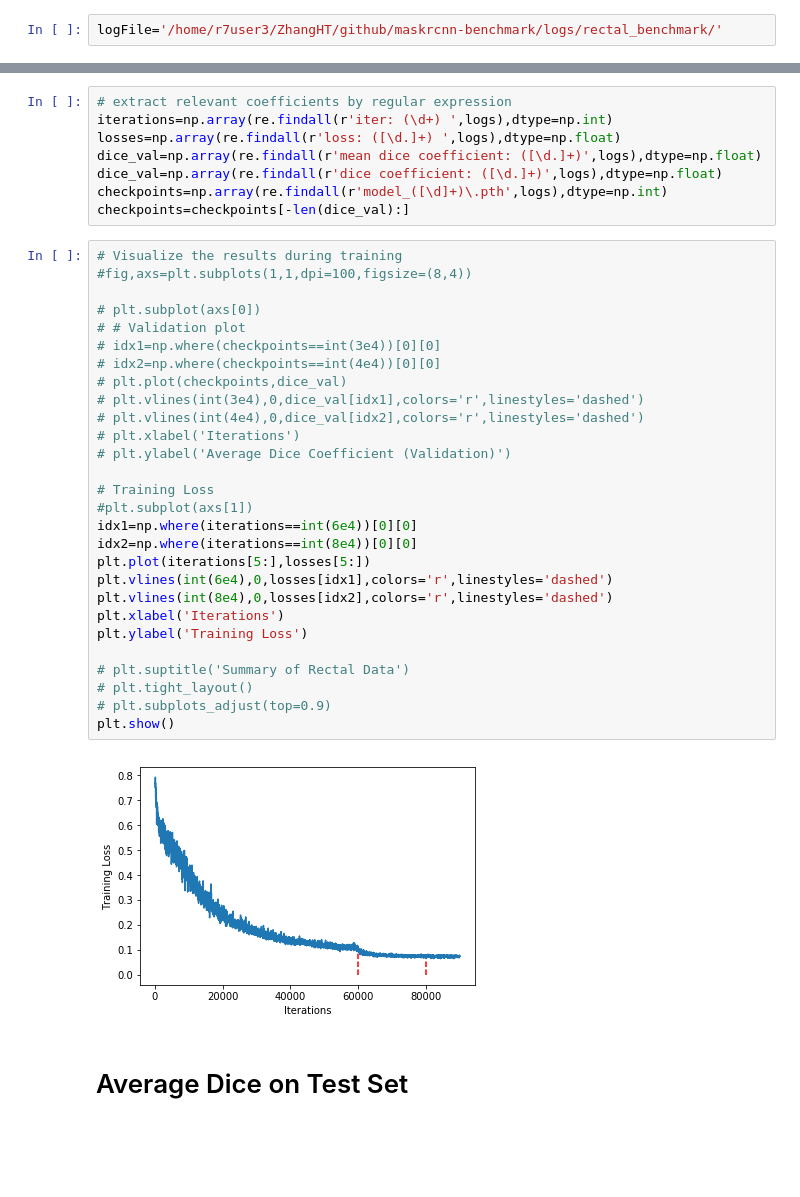
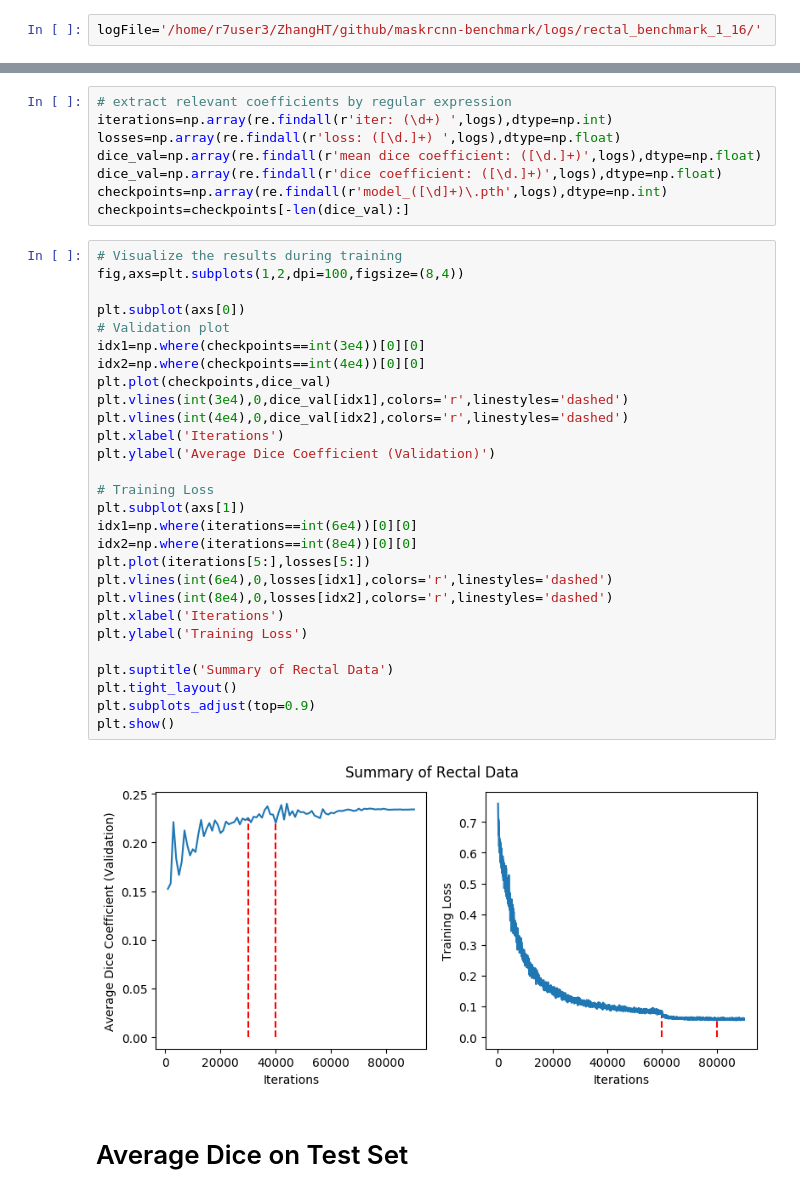
Before and after one commit to BobZhangHT/maskrcnn-benchmark, a Jupyter notebook: datasets/rectal/results_analysis_1_16.ipynb, the cells around one changed output, grey strips where cells are left out. Cells and saved outputs as stored; diff of their text form; blank space fills up the shorter version.

```diff
--- a/datasets/rectal/results_analysis_1_16.ipynb
+++ b/datasets/rectal/results_analysis_1_16.ipynb
@@ -7,6 +8,6 @@ import matplotlib.pyplot as plt
 %matplotlib inline
 # %%
-logFile='/home/r7user3/ZhangHT/github/maskrcnn-benchmark/logs/rectal_benchmark/'
+logFile='/home/r7user3/ZhangHT/github/maskrcnn-benchmark/logs/rectal_benchmark_1_16/'
 # %%
 # load all the logs and convert into long string
 logs=[]
@@ -23,34 +24,34 @@ checkpoints=np.array(re.findall(r'model_([\d]+)\.pth',logs),dtype=np.int)
 checkpoints=checkpoints[-len(dice_val):]
 # %%
 # Visualize the results during training
-#fig,axs=plt.subplots(1,1,dpi=100,figsize=(8,4))
+fig,axs=plt.subplots(1,2,dpi=100,figsize=(8,4))
 
-# plt.subplot(axs[0])
-# # Validation plot
-# idx1=np.where(checkpoints==int(3e4))[0][0]
-# idx2=np.where(checkpoints==int(4e4))[0][0]
-# plt.plot(checkpoints,dice_val)
-# plt.vlines(int(3e4),0,dice_val[idx1],colors='r',linestyles='dashed')
-# plt.vlines(int(4e4),0,dice_val[idx2],colors='r',linestyles='dashed')
-# plt.xlabel('Iterations')
-# plt.ylabel('Average Dice Coefficient (Validation)')
+plt.subplot(axs[0])
+# Validation plot
+idx1=np.where(checkpoints==int(3e4))[0][0]
+idx2=np.where(checkpoints==int(4e4))[0][0]
+plt.plot(checkpoints,dice_val)
+plt.vlines(int(3e4),0,dice_val[idx1],colors='r',linestyles='dashed')
+plt.vlines(int(4e4),0,dice_val[idx2],colors='r',linestyles='dashed')
+plt.xlabel('Iterations')
+plt.ylabel('Average Dice Coefficient (Validation)')
 
 # Training Loss
-#plt.subplot(axs[1])
+plt.subplot(axs[1])
 idx1=np.where(iterations==int(6e4))[0][0]
 idx2=np.where(iterations==int(8e4))[0][0]
 plt.plot(iterations[5:],losses[5:])
 plt.vlines(int(6e4),0,losses[idx1],colors='r',linestyles='dashed')
 plt.vlines(int(8e4),0,losses[idx2],colors='r',linestyles='dashed')
 plt.xlabel('Iterations')
 plt.ylabel('Training Loss')
 
-# plt.suptitle('Summary of Rectal Data')
-# plt.tight_layout()
-# plt.subplots_adjust(top=0.9)
+plt.suptitle('Summary of Rectal Data')
+plt.tight_layout()
+plt.subplots_adjust(top=0.9)
 plt.show()
 # %% [output]
-[figure, old version]
+[figure, new version]
 # %% [markdown]
 # Average Dice on Test Set
 # %%
```
Also changed, not shown: parts of 6 cells of this notebook, 15 other files.
